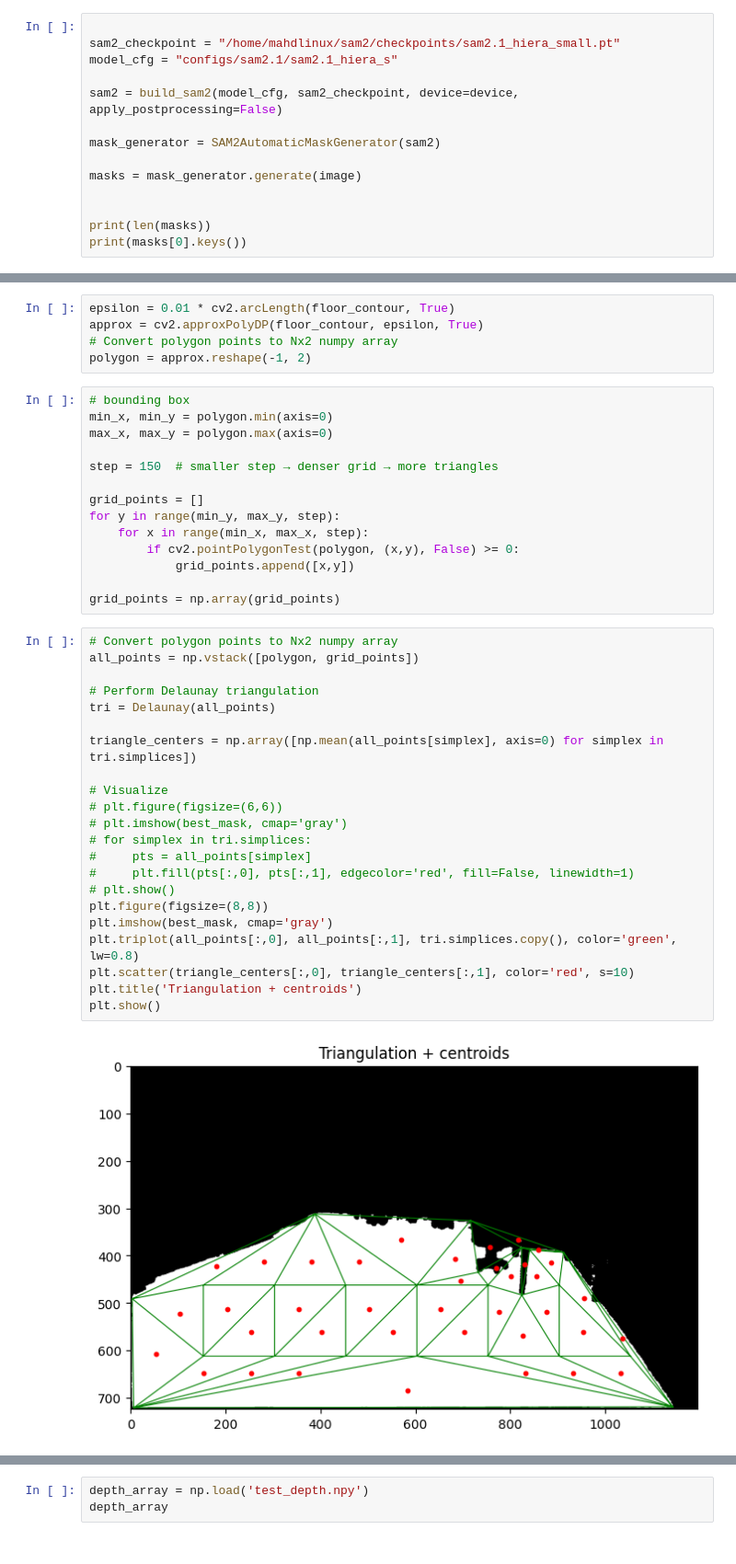
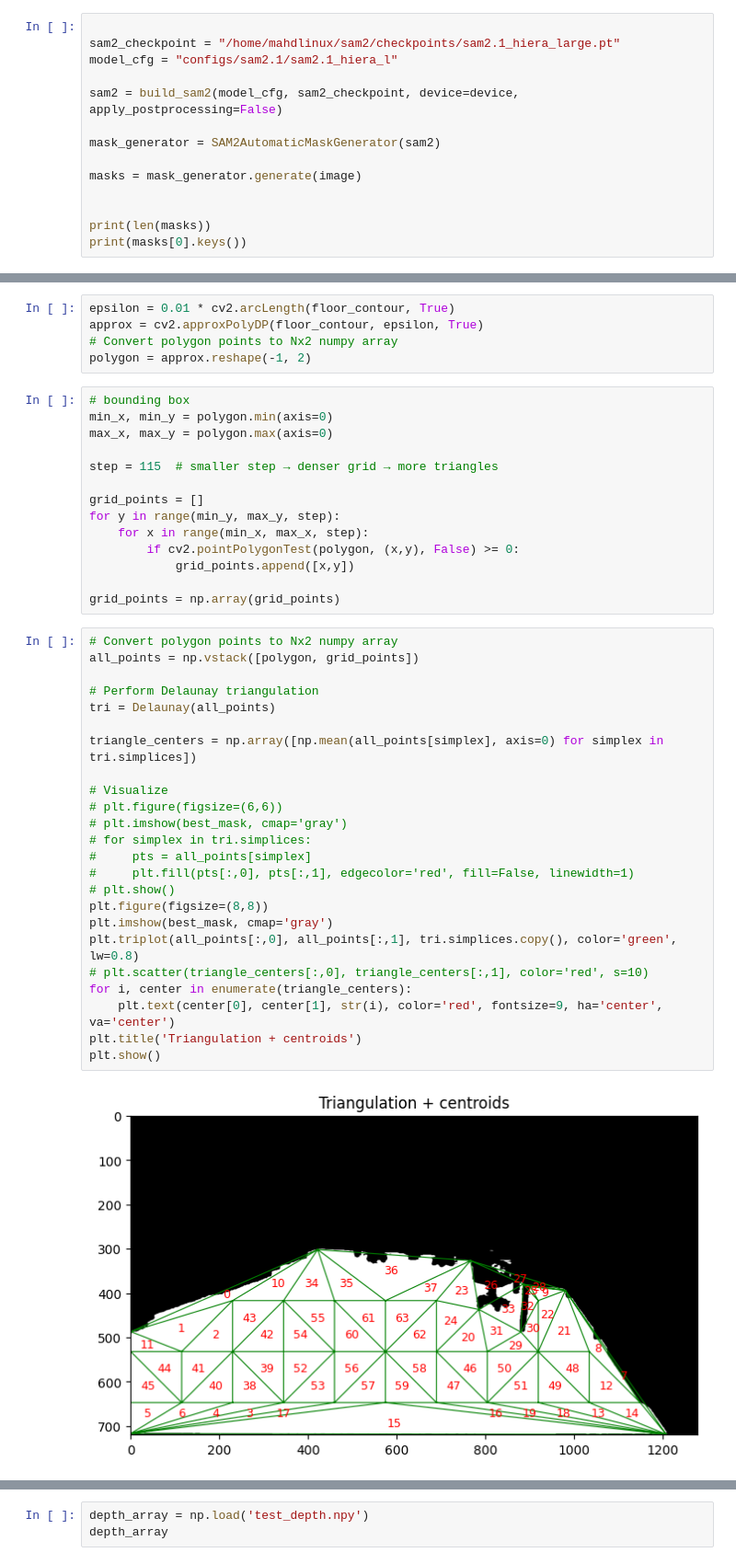
Before and after one commit to Captiosus510/multi-agent_vlm_search, a Jupyter notebook: llm_search/gridding_test.ipynb, the cells around one changed output, grey strips where cells are left out. Shown at 92% size. Saved outputs shown, nothing was run; the diff lists cells and outputs as text.

```diff
--- a/llm_search/gridding_test.ipynb
+++ b/llm_search/gridding_test.ipynb
@@ -74,7 +74,7 @@ plt.show()
 # %%
 
-sam2_checkpoint = "/home/mahdlinux/sam2/checkpoints/sam2.1_hiera_small.pt"
-model_cfg = "configs/sam2.1/sam2.1_hiera_s"
+sam2_checkpoint = "/home/mahdlinux/sam2/checkpoints/sam2.1_hiera_large.pt"
+model_cfg = "configs/sam2.1/sam2.1_hiera_l"
 
 sam2 = build_sam2(model_cfg, sam2_checkpoint, device=device, apply_postprocessing=False)
 
@@ -165,7 +167,7 @@ polygon = approx.reshape(-1, 2)
 min_x, min_y = polygon.min(axis=0)
 max_x, max_y = polygon.max(axis=0)
 
-step = 150  # smaller step → denser grid → more triangles
+step = 115  # smaller step → denser grid → more triangles
 
 grid_points = []
 for y in range(min_y, max_y, step):
@@ -177,24 +179,26 @@ grid_points = np.array(grid_points)
 # %%
 # Convert polygon points to Nx2 numpy array
 all_points = np.vstack([polygon, grid_points])
 
 # Perform Delaunay triangulation
 tri = Delaunay(all_points)
 
 triangle_centers = np.array([np.mean(all_points[simplex], axis=0) for simplex in tri.simplices])
 
 # Visualize
 # plt.figure(figsize=(6,6))
 # plt.imshow(best_mask, cmap='gray')
 # for simplex in tri.simplices:
 #     pts = all_points[simplex]
 #     plt.fill(pts[:,0], pts[:,1], edgecolor='red', fill=False, linewidth=1)
 # plt.show()
 plt.figure(figsize=(8,8))
 plt.imshow(best_mask, cmap='gray')
 plt.triplot(all_points[:,0], all_points[:,1], tri.simplices.copy(), color='green', lw=0.8)
-plt.scatter(triangle_centers[:,0], triangle_centers[:,1], color='red', s=10)
+# plt.scatter(triangle_centers[:,0], triangle_centers[:,1], color='red', s=10)
+for i, center in enumerate(triangle_centers):
+    plt.text(center[0], center[1], str(i), color='red', fontsize=9, ha='center', va='center')
 plt.title('Triangulation + centroids')
 plt.show()
 # %% [output]
-[figure, old version]
+[figure, new version]
```
Also changed, not shown: parts of 9 cells of this notebook, 4 other files.
